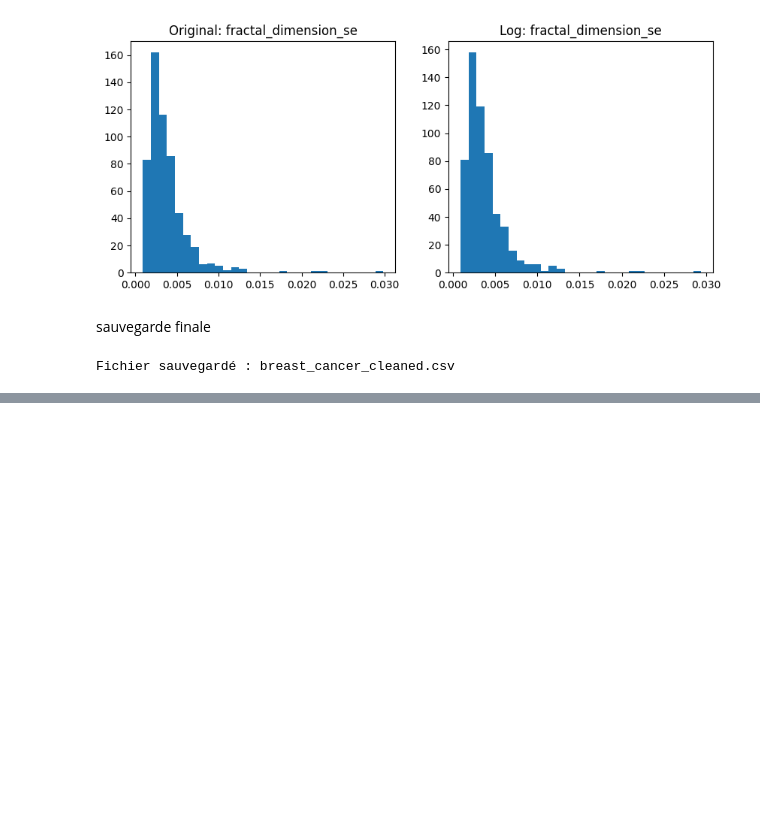
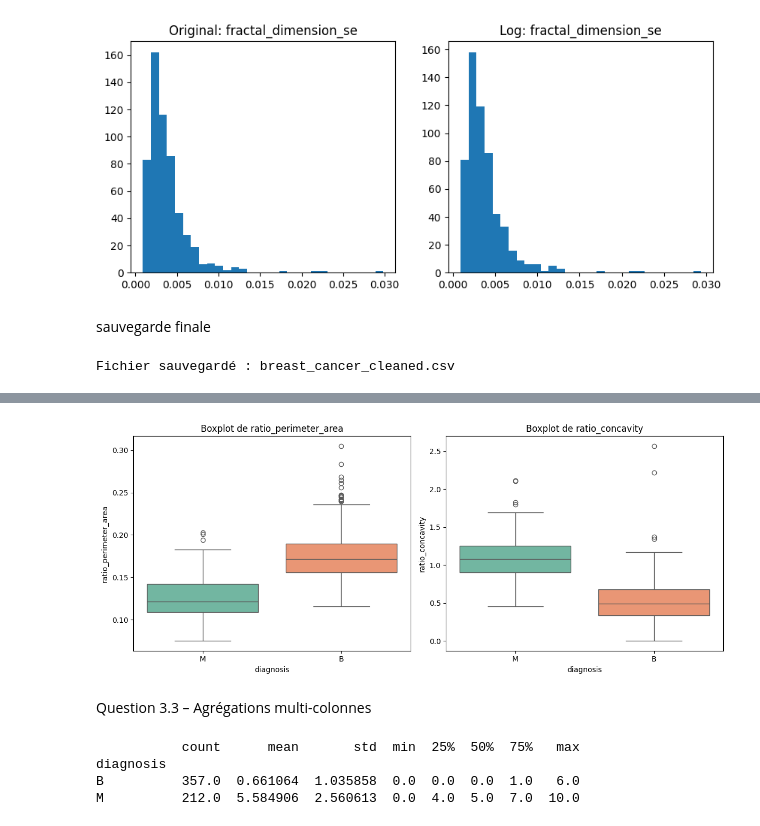
Before and after one commit to Melyna16/Projet-Data-Mining-Breast-Cancer, a Jupyter notebook: breast_cancer_analysis.ipynb, the cells around one changed output, grey strips where cells are left out. Drawn from its saved outputs; the diff is of its cells as text; code cells hidden in the pictures; blank space fills up the shorter version.

```diff
--- a/breast_cancer_analysis.ipynb
+++ b/breast_cancer_analysis.ipynb
@@ -171,0 +212,10 @@ Fichier sauvegardé : breast_cancer_cleaned.csv
+# %%
+# Cellule 3.2.1 : Création des ratios
+df['ratio_perimeter_area'] = df['perimeter_mean'] / (df['area_mean'] + 1e-6)
+df['ratio_concavity'] = df['concavity_mean'] / (df['compactness_mean'] + 1e-6)
+
+# Statistiques par classe
+ratios = ['ratio_perimeter_area', 'ratio_concavity']
+for r in ratios:
+    print(f"\n{r} :")
+    print(df.groupby('diagnosis')[r].agg(['mean', 'median', 'std']))
@@ -171,0 +234,26 @@ Fichier sauvegardé : breast_cancer_cleaned.csv
+# %%
+# Cellule 3.2.2 : Boxplots comparatifs des ratios
+fig, axes = plt.subplots(1, 2, figsize=(12,5))
+for ax, r in zip(axes, ratios):
+    sns.boxplot(data=df, x='diagnosis', y=r, hue='diagnosis', palette='Set2', legend=False, ax=ax)
+    ax.set_title(f'Boxplot de {r}')
+plt.tight_layout()
+plt.savefig('graphs/ratios_boxplots.png', dpi=300, bbox_inches='tight')
+plt.show()
+# %% [output]
+[figure, added]
+# %% [markdown]
+Question 3.3 – Agrégations multi-colonnes
+# %%
+# Cellule 3.3.1 : Compter le nombre de features worst au-dessus du 75e percentile
+worst_cols = [col for col in df.columns if col.endswith('_worst')]
+thresholds = df[worst_cols].quantile(0.75)
+df['n_severe_features'] = (df[worst_cols] > thresholds).sum(axis=1)
+
+# Distribution par classe
+print(df.groupby('diagnosis')['n_severe_features'].describe())
+# %% [output]
+           count      mean       std  min  25%  50%  75%   max
+diagnosis
+B          357.0  0.661064  1.035858  0.0  0.0  0.0  1.0   6.0
+M          212.0  5.584906  2.560613  0.0  4.0  5.0  7.0  10.0
```
Also changed, not shown: parts of 25 cells of this notebook.
